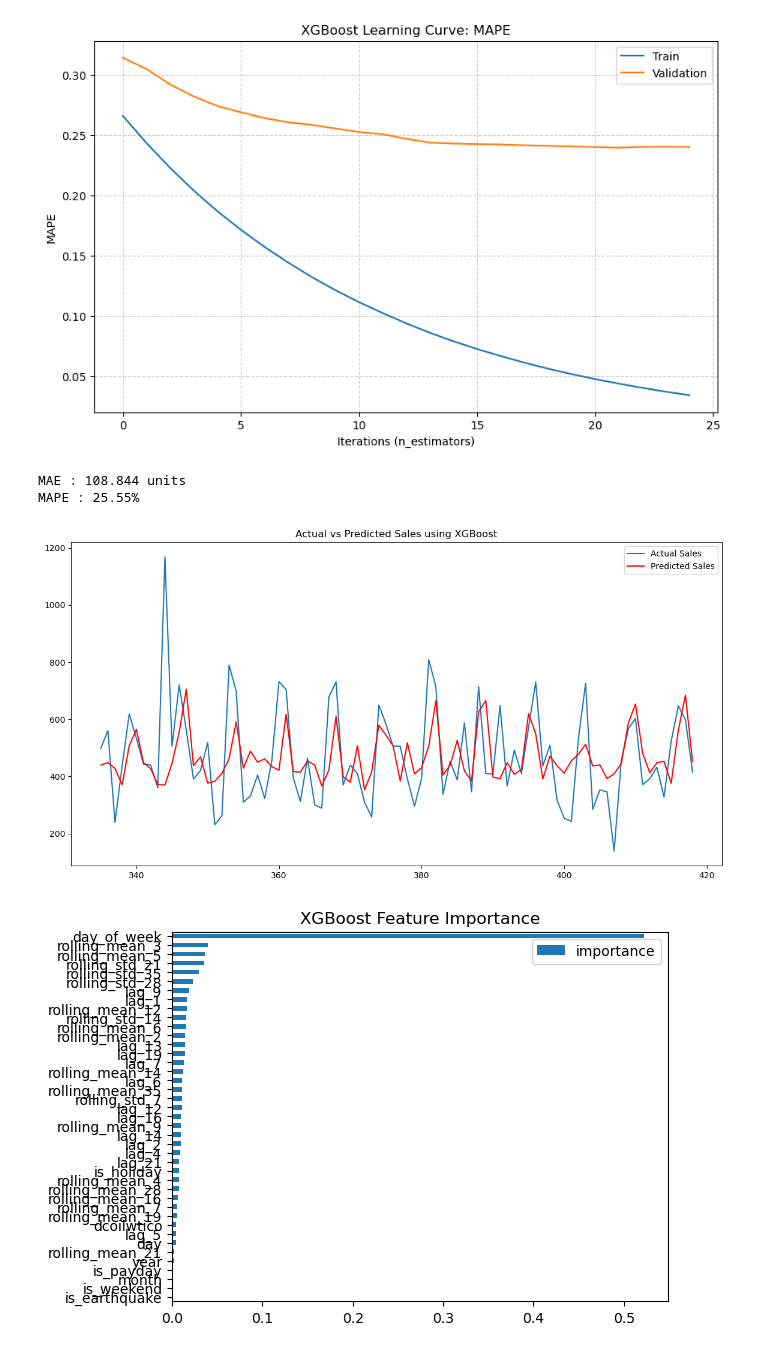
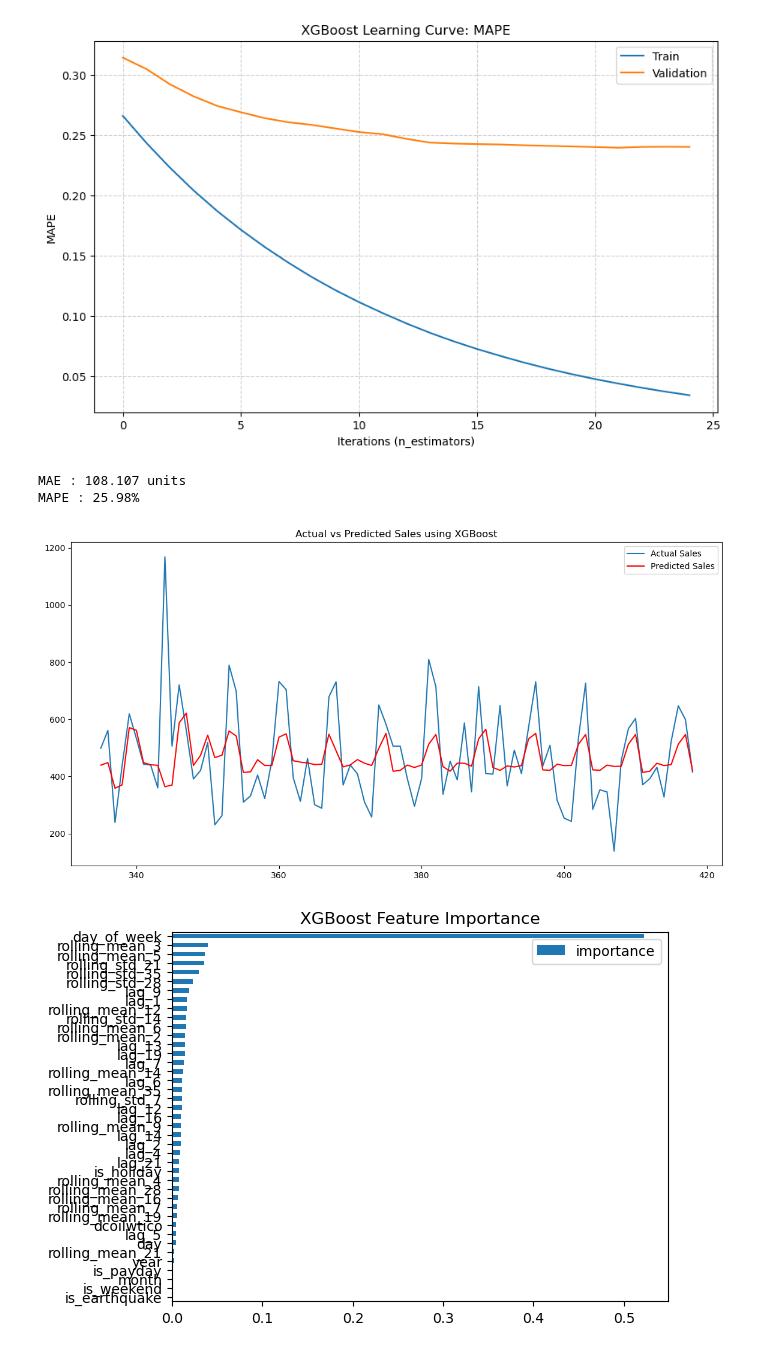
Before and after one commit to Moritz-Binder/corporacion_favorita_grocery_sales_forecasting, a Jupyter notebook: ipynb/ML_Model_Experimentation.ipynb, the cells around one changed output. Drawn from its saved outputs; the diff is of its cells as text; code cells hidden in the pictures.

Commit message:
added coorect prediction function without data lekage for ML models.

```diff
--- a/ipynb/ML_Model_Experimentation.ipynb
+++ b/ipynb/ML_Model_Experimentation.ipynb
@@ -265,6 +419,3 @@ XGBRegressor(base_score=None, booster=None, callbacks=None,
              max_leaves=None, min_child_weight=None, missing=nan,
              monotone_constraints=None, multi_strategy=None, n_estimators=100,
              n_jobs=-1, num_parallel_tree=None, ...)
-# %%
-# Train the XGBoost model
-xgboost_model.fit(X_train, y_train)
@@ -385,26 +524,27 @@ plot_learning_curves(results, metric='mape')
 # %%
 
 # Make predictions on the test set
-y_pred = xgboost_model.predict(X_test)
+y_pred = forecasting_pipeline(xgboost_model, y_train, X_train_dates, len(X_test), X_test, X_test_dates, ['year', 'month', 'day', 'day_of_week', 'is_holiday', 'dcoilwtico',
+       'is_payday', 'is_earthquake', 'is_weekend'])
 # y_test and y_pred are Pandas Series aligned by date
 mae  = mean_absolute_error(y_test, y_pred)
 
 print(f"MAE : {mae:.3f} units")
 
 mape_score = mean_absolute_percentage_error(y_test, y_pred)
 
 print(f"MAPE : {mape_score * 100:.2f}%")
 # Plot the actual vs predicted values
 plt.figure(figsize=(14, 7))
 plt.plot(y_test.index, y_test.values, label='Actual Sales')
 plt.plot(y_test.index, y_pred, label='Predicted Sales', color='red')
 plt.title('Actual vs Predicted Sales using XGBoost')
 plt.legend()
 plt.show()
 # %% [output]
-MAE : 108.844 units
-MAPE : 25.55%
+MAE : 108.107 units
+MAPE : 25.98%
-[figure, old version]
+[figure, new version]
 # %%
 fi = pd.DataFrame(data=xgboost_model.feature_importances_,
                   index=xgboost_model.feature_names_in_,
```
Also changed, not shown: parts of 17 cells of this notebook.
